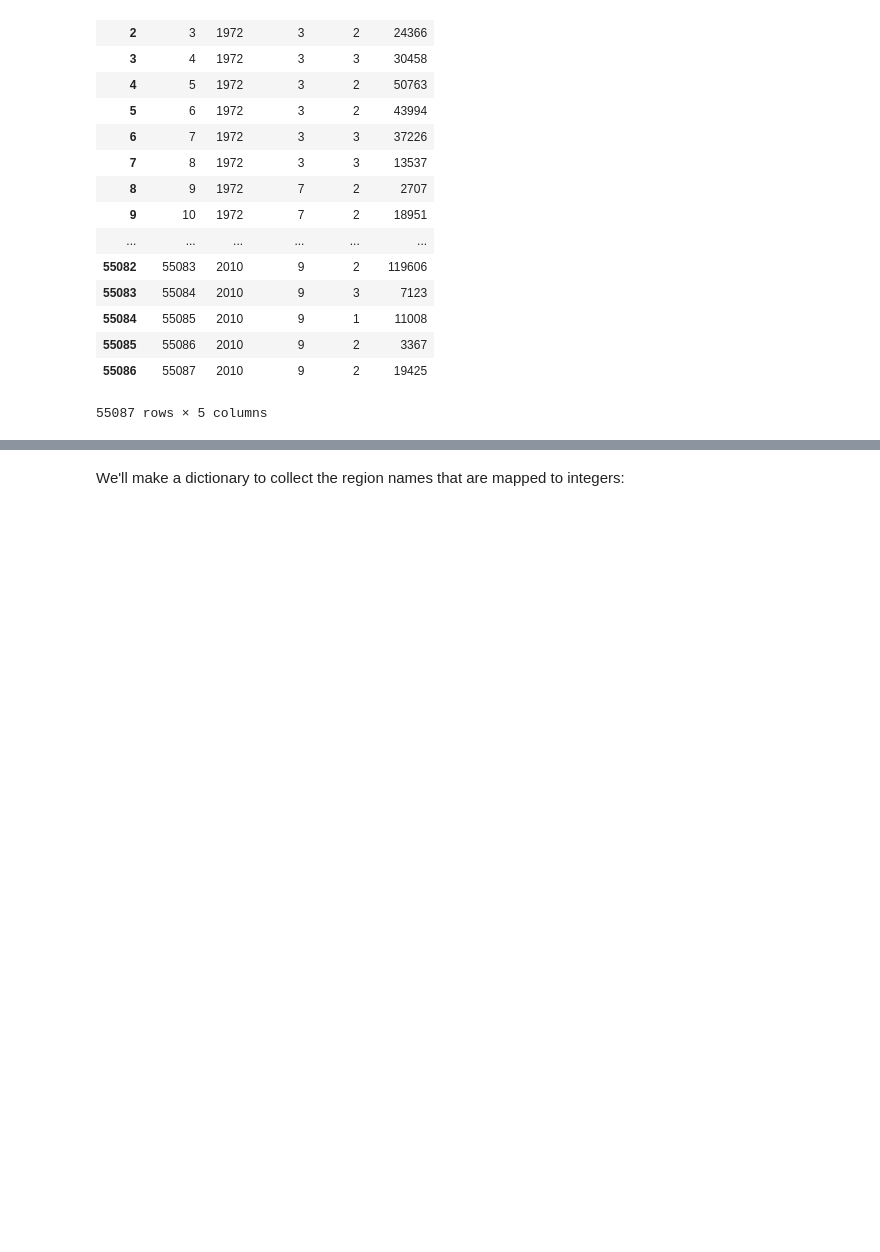
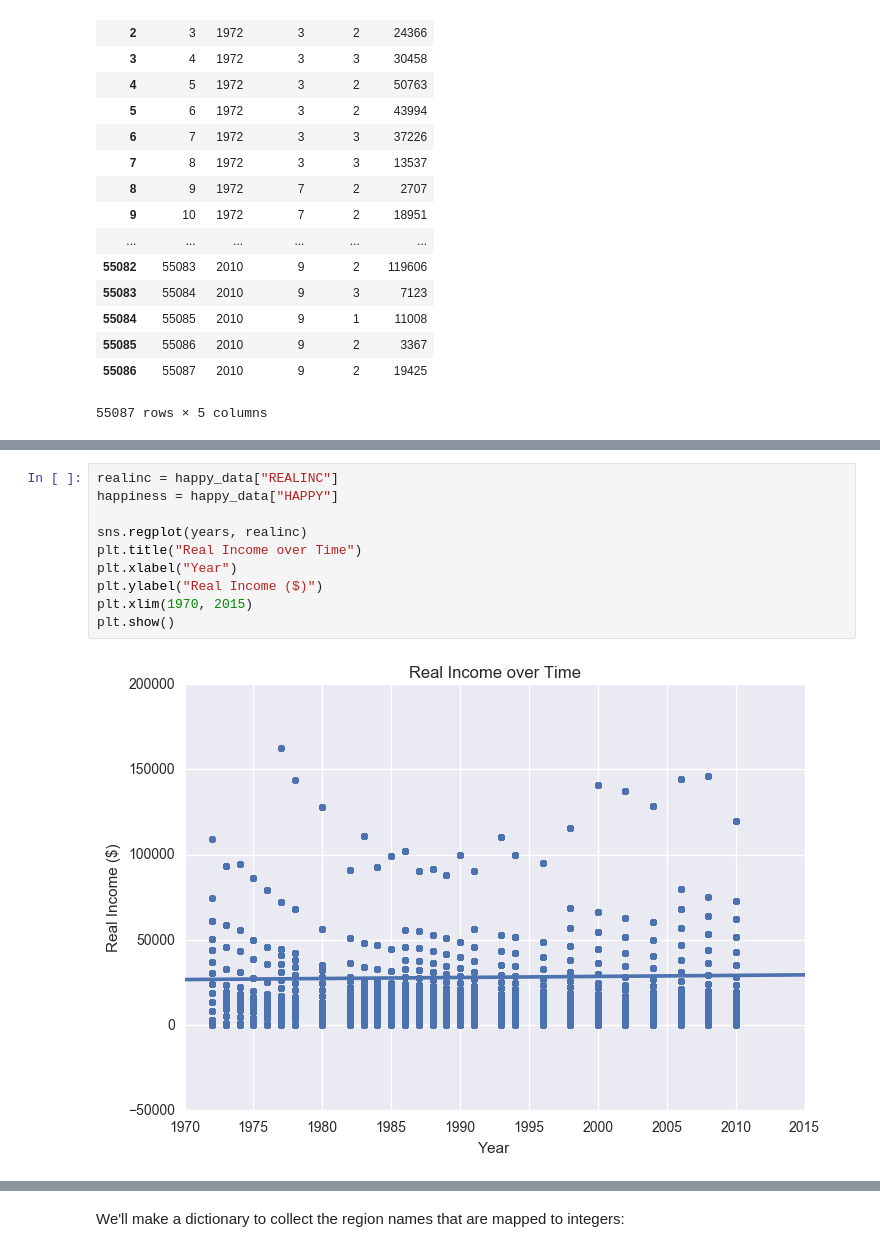
Before and after one commit to ds-modules/ENVECON-100, a Jupyter notebook: regression/Regression-Exercise.ipynb, the cells around one changed output, grey strips where cells are left out. Saved outputs shown, nothing was run; the diff lists cells and outputs as text; blank space fills up the shorter version.

```diff
--- a/regression/Regression-Exercise.ipynb
+++ b/regression/Regression-Exercise.ipynb
@@ -47,0 +71,12 @@ happy_data
+# %%
+realinc = happy_data["REALINC"]
+happiness = happy_data["HAPPY"]
+
+sns.regplot(years, realinc)
+plt.title("Real Income over Time")
+plt.xlabel("Year")
+plt.ylabel("Real Income ($)")
+plt.xlim(1970, 2015)
+plt.show()
+# %% [output]
+[figure, added]
```
Also changed, not shown: parts of 29 cells of this notebook.
